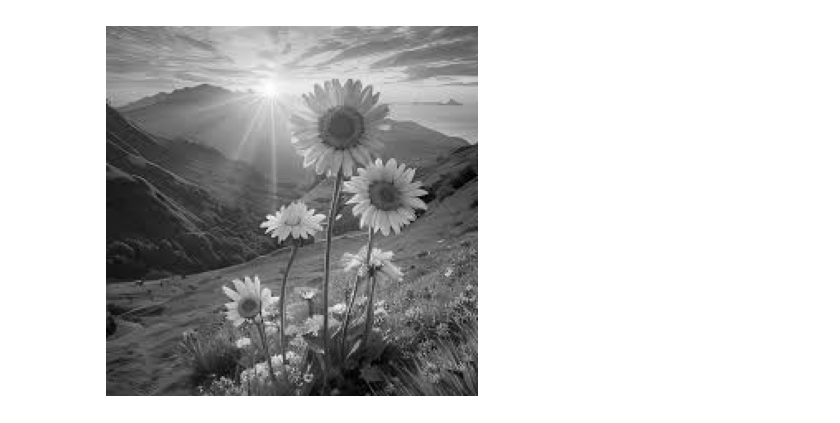
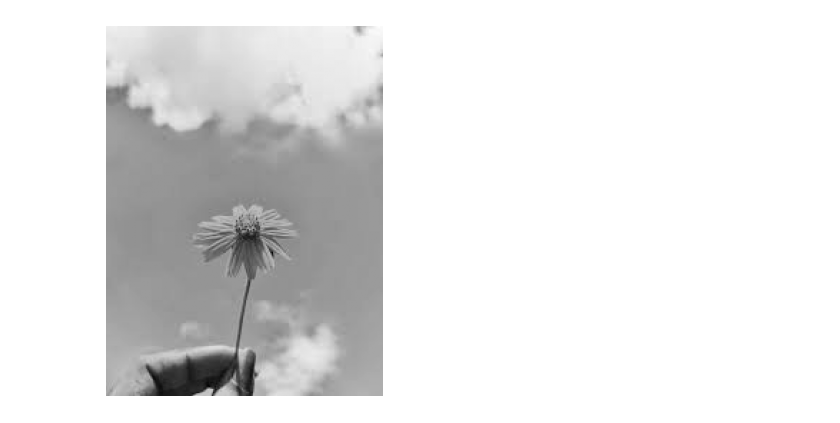
Before and after one commit to ab2gbl/Master2, a Jupyter notebook: AAI/TP/AAI_TP3.ipynb, the cells around one changed output. Saved outputs shown, nothing was run; the diff lists cells and outputs as text; code cells hidden in the pictures.

```diff
--- a/AAI/TP/AAI_TP3.ipynb
+++ b/AAI/TP/AAI_TP3.ipynb
@@ -5,14 +5,14 @@ import numpy as np
 import cv2
 import matplotlib.pyplot as plt
 # %%
-original_image = cv2.imread("/pic2.jpeg")
+original_image = cv2.imread("pic1.jpeg")
 img=cv2.cvtColor(original_image,cv2.COLOR_BGR2GRAY)
 # Display the grayscale image
 plt.imshow(img, cmap='gray')
 plt.axis('off')
 plt.show()
 # %% [output]
-[figure, old version]
+[figure, new version]
 # %%
 def wrappingImage(img, kernelSize : int):
     ### width of the mask
```
Also changed, not shown: parts of 7 cells of this notebook.
